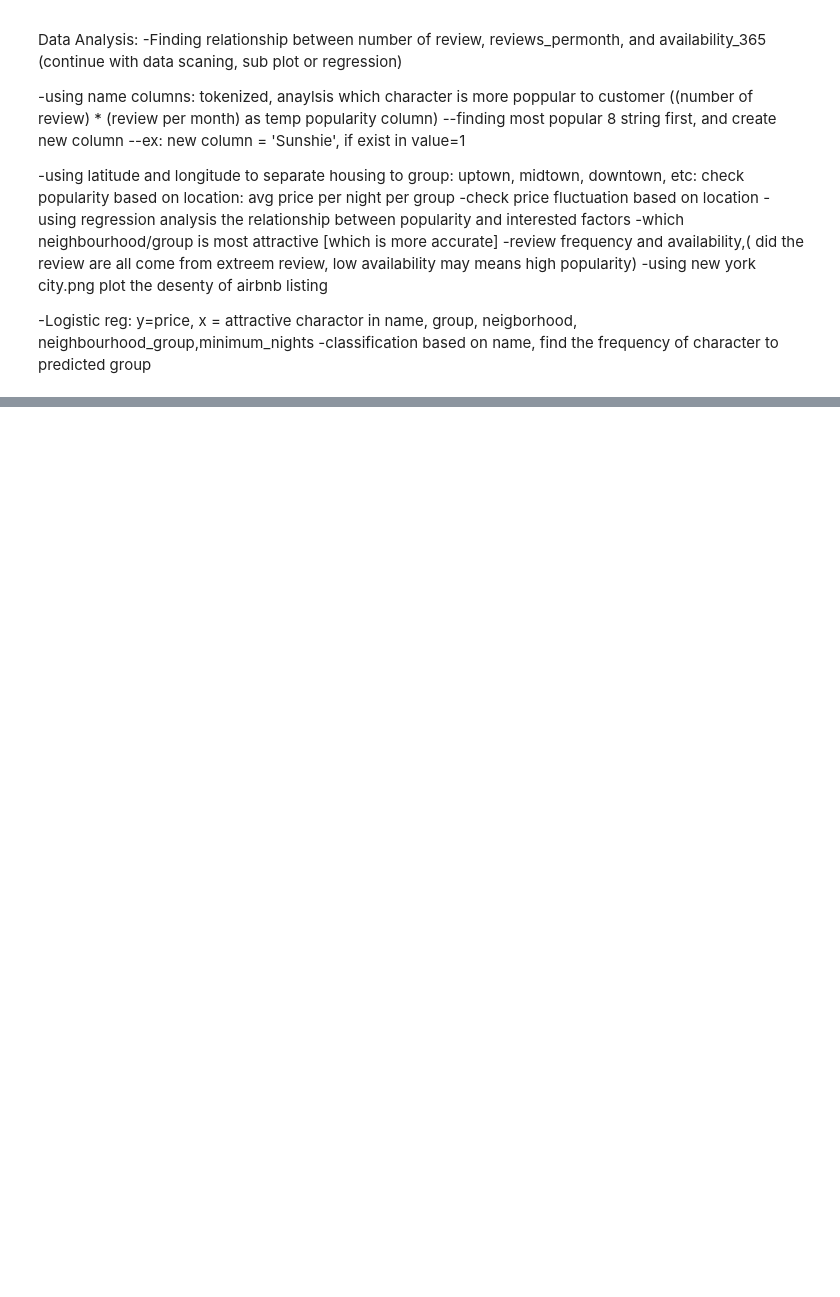
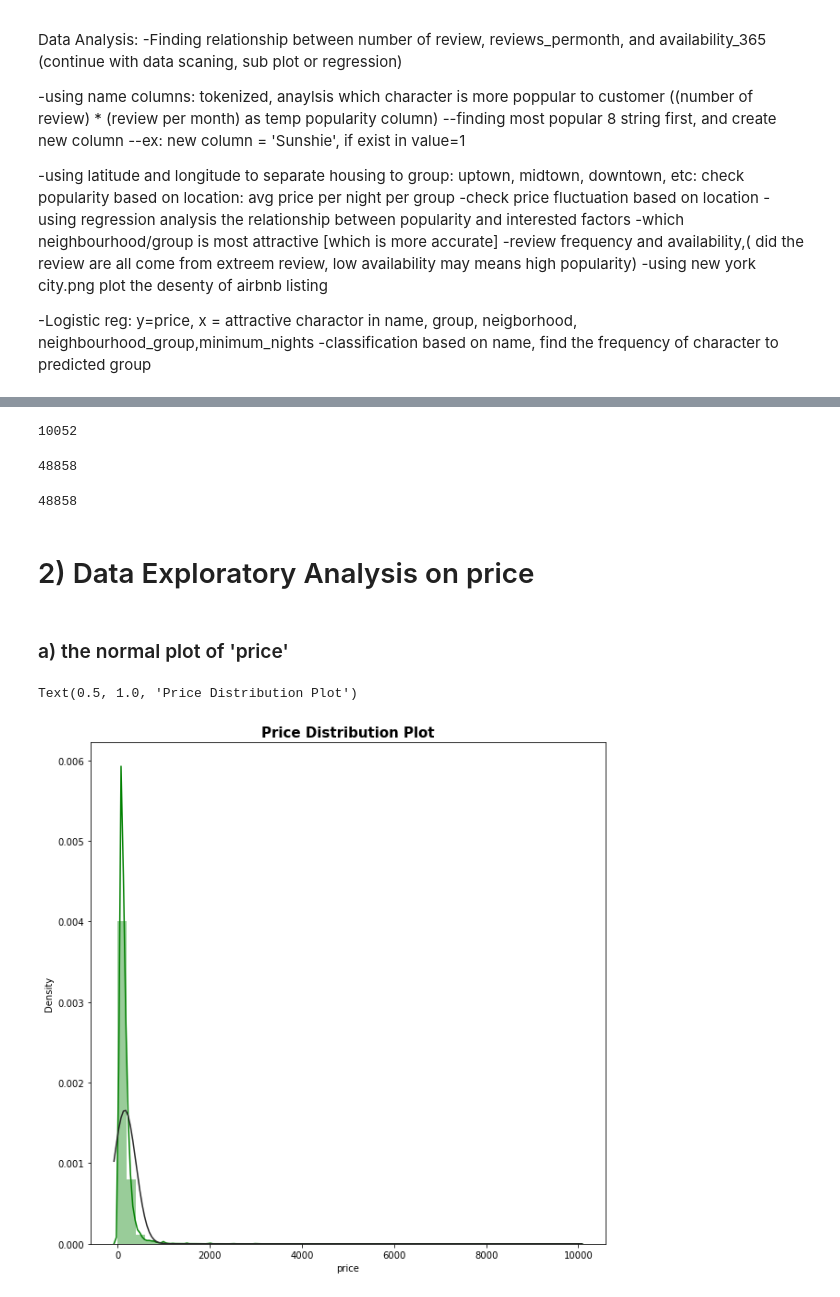
Before and after one commit to wowNorth0516/5243project, a Jupyter notebook: 5243Project.ipynb, the cells around one changed output, grey strips where cells are left out. Cells and saved outputs as stored; diff of their text form; code cells hidden in the pictures; blank space fills up the shorter version.

```diff
--- a/5243Project.ipynb
+++ b/5243Project.ipynb
@@ -31,0 +137,19 @@ Data Analysis:
+# %%
+df['last_review'] = pd.to_datetime(df['last_review']) # convert the last_review's type to Timestamp
+df.last_review.isna().sum()
+# %% [output]
+10052
+# %%
+df.dropna(axis = 0,subset= ['name', 'host_name'], inplace= True) # drop non-significant NaN value in 'name' and 'host_name'
+
+len(df)
+# %% [output]
+48858
+# %%
+df1 = df.drop(columns = ['id', 'host_id','name','host_name','last_review'])
+
+len(df1)
+
+# the back-up dataset for some targets
+# %% [output]
+48858
@@ -31,0 +162,13 @@ Data Analysis:
+# %% [markdown]
+# 2) Data Exploratory Analysis on price
+# %% [markdown]
+### a) the normal plot of 'price'
+# %%
+plt.figure(figsize=(10,10))
+
+sns.distplot(df1['price'], fit=norm, color='g')
+
+plt.title("Price Distribution Plot",size=15, weight='bold')
+# %% [output]
+Text(0.5, 1.0, 'Price Distribution Plot')
+[figure, added]
```
Also changed, not shown: parts of 28 cells of this notebook.
